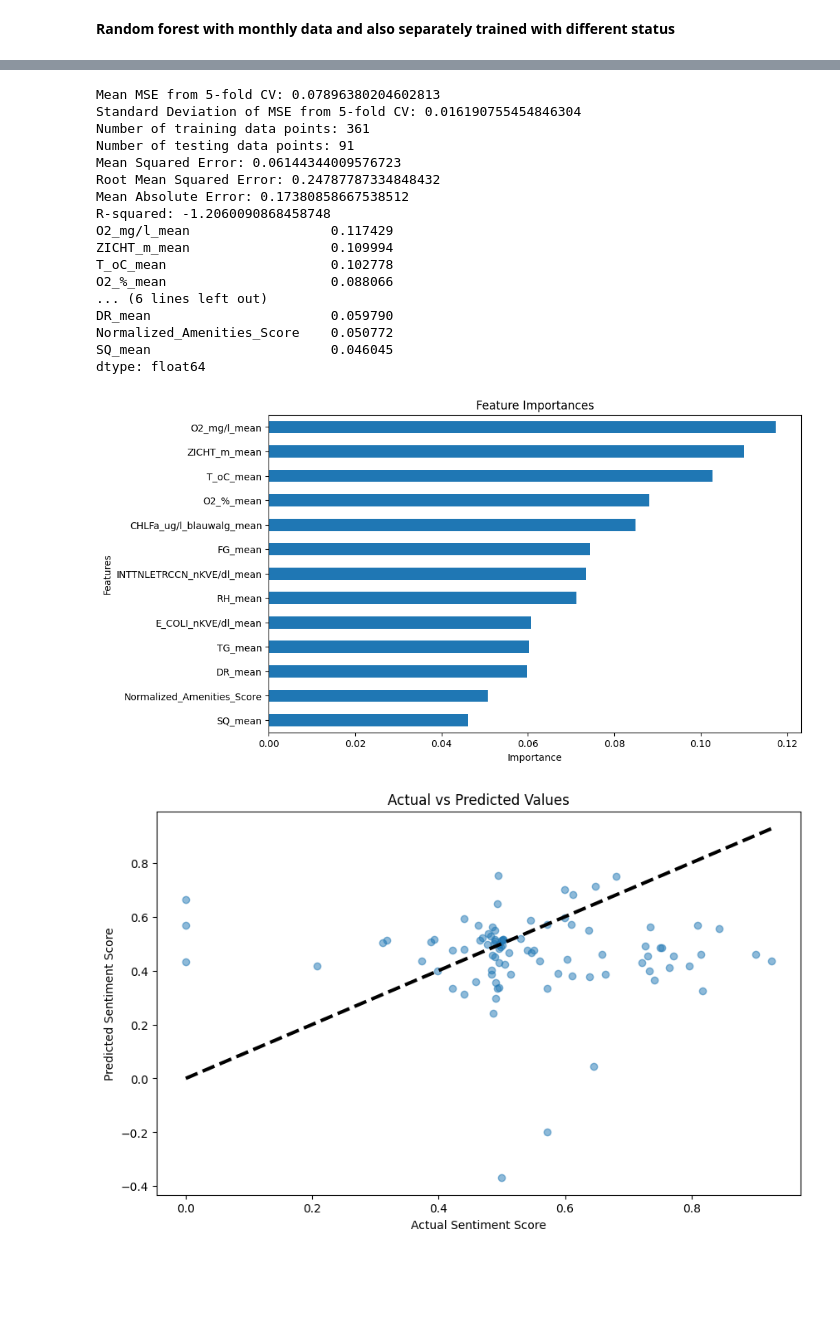
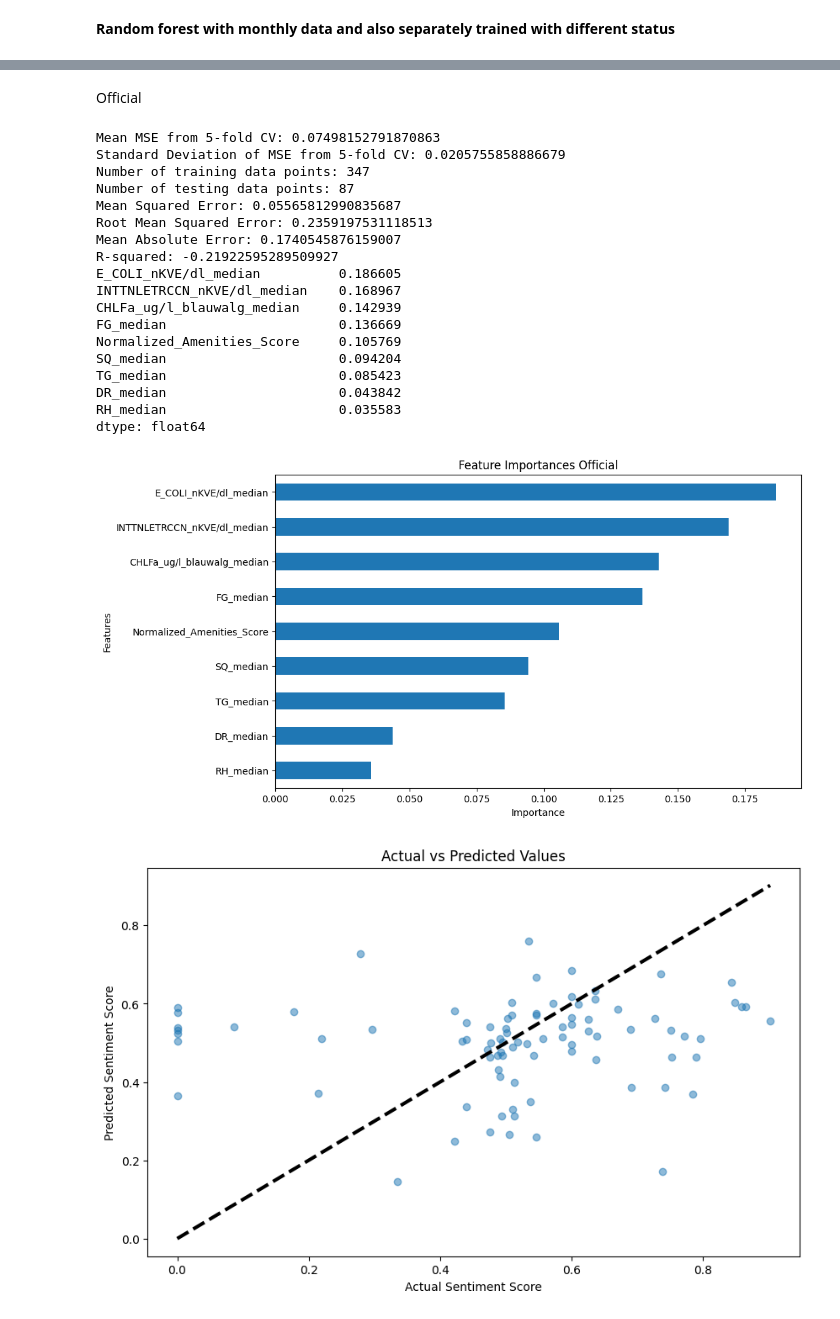
Before and after one commit to Aoyamaxx/Urban, a Jupyter notebook: fianl_data_analysis/analysis.ipynb, the cells around one changed output, grey strips where cells are left out. Cells and saved outputs as stored; diff of their text form; code cells hidden in the pictures; blank space fills up the shorter version.

```diff
--- a/fianl_data_analysis/analysis.ipynb
+++ b/fianl_data_analysis/analysis.ipynb
@@ -945,8 +906,10 @@ data_imputed_0.to_csv('imputed_data/random_forest_imputed_data_monthly_0.csv', i
+# %% [markdown]
+Official
 # %%
 data = data_imputed_1
 
-X = data.drop(['Sentiment_Score_mean'], axis=1)
-y = data['Sentiment_Score_mean']
+X = data.drop(['Sentiment_Score_median'], axis=1)
+y = data['Sentiment_Score_median']
 
 # Splitting data
 X_train, X_test, y_train, y_test = train_test_split(X, y, test_size=0.2, random_state=42)
@@ -981,49 +944,50 @@ r2 = r2_score(y_test, predictions)
 print(f"Number of training data points: {len(X_train)}")
 print(f"Number of testing data points: {len(X_test)}")
 
 print(f"Mean Squared Error: {mse}")
 print(f"Root Mean Squared Error: {rmse}")
 print(f"Mean Absolute Error: {mae}")
 print(f"R-squared: {r2}")
 
 # Feature importances
 feature_importances = pd.Series(rf_model.feature_importances_, index=X.columns)
 print(feature_importances.sort_values(ascending=False))
 feature_importances.sort_values(ascending=False).to_csv('feature_importances.csv')
 
 # Feature importances
 plt.figure(figsize=(10, 6))
 feature_importances.sort_values().plot(kind='barh')
-plt.title('Feature Importances')
+plt.title('Feature Importances Official')
 plt.xlabel('Importance')
 plt.ylabel('Features')
 plt.show()
 
 # Actual vs predicted values
 plt.figure(figsize=(10, 6))
 plt.scatter(y_test, predictions, alpha=0.5)
 plt.title('Actual vs Predicted Values')
 plt.xlabel('Actual Sentiment Score')
 plt.ylabel('Predicted Sentiment Score')
 plt.plot([y_test.min(), y_test.max()], [y_test.min(), y_test.max()], 'k--', lw=3)
 plt.show()
 # %% [output]
-Mean MSE from 5-fold CV: 0.07896380204602813
-Standard Deviation of MSE from 5-fold CV: 0.016190755454846304
-Number of training data points: 361
-Number of testing data points: 91
-Mean Squared Error: 0.06144344009576723
-Root Mean Squared Error: 0.24787787334848432
-Mean Absolute Error: 0.17380858667538512
-R-squared: -1.2060090868458748
-O2_mg/l_mean                  0.117429
-ZICHT_m_mean                  0.109994
-T_oC_mean                     0.102778
-O2_%_mean                     0.088066
-... (6 lines left out)
-DR_mean                       0.059790
-Normalized_Amenities_Score    0.050772
-SQ_mean                       0.046045
+Mean MSE from 5-fold CV: 0.07498152791870863
+Standard Deviation of MSE from 5-fold CV: 0.0205755858886679
+Number of training data points: 347
+Number of testing data points: 87
+Mean Squared Error: 0.05565812990835687
+Root Mean Squared Error: 0.2359197531118513
+Mean Absolute Error: 0.1740545876159007
+R-squared: -0.21922595289509927
+E_COLI_nKVE/dl_median          0.186605
+INTTNLETRCCN_nKVE/dl_median    0.168967
+CHLFa_ug/l_blauwalg_median     0.142939
+FG_median                      0.136669
+Normalized_Amenities_Score     0.105769
+SQ_median                      0.094204
+TG_median                      0.085423
+DR_median                      0.043842
+RH_median                      0.035583
 dtype: float64
-[figure, old version]
+[figure, new version]
-[figure, old version]
+[figure, new version]
```
Also changed, not shown: parts of 20 cells of this notebook, 10 other files.
